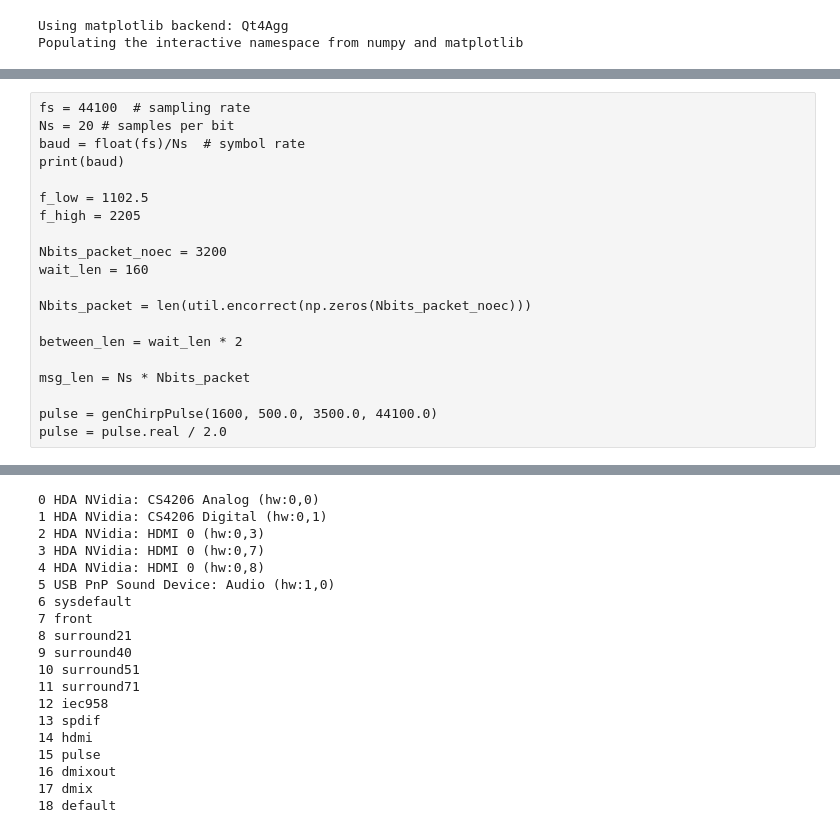
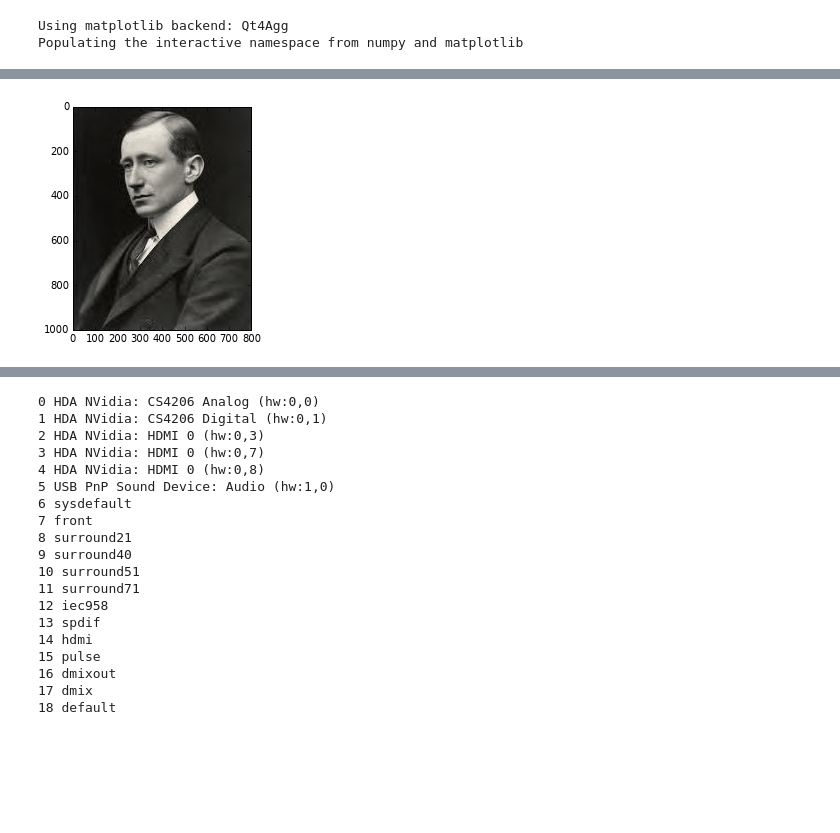
Before and after one commit to lambdaloop/radio-images, a Jupyter notebook: test_radio_image.ipynb, the cells around one changed output, grey strips where cells are left out. Saved outputs shown, nothing was run; the diff lists cells and outputs as text; code cells hidden in the pictures; blank space fills up the shorter version.

```diff
--- a/test_radio_image.ipynb
+++ b/test_radio_image.ipynb
@@ -59,23 +63,7 @@ ims(imm)
-# %% [raw]
-fs = 44100  # sampling rate
-Ns = 20 # samples per bit
-baud = float(fs)/Ns  # symbol rate
-print(baud)
-
-f_low = 1102.5
-f_high = 2205
-
-Nbits_packet_noec = 3200
-wait_len = 160
-
-Nbits_packet = len(util.encorrect(np.zeros(Nbits_packet_noec)))
-
-between_len = wait_len * 2
-
-msg_len = Ns * Nbits_packet
-
-pulse = genChirpPulse(1600, 500.0, 3500.0, 44100.0)
-pulse = pulse.real / 2.0
+# %%
+ims(np.clip(imm, 0, 255)/256.0)
+# %% [output]
+[figure, added]
 # %%
 ar = np.array(x.tolist())
 bit_list = []
```
Also changed, not shown: parts of 12 cells of this notebook, 7 other files.
